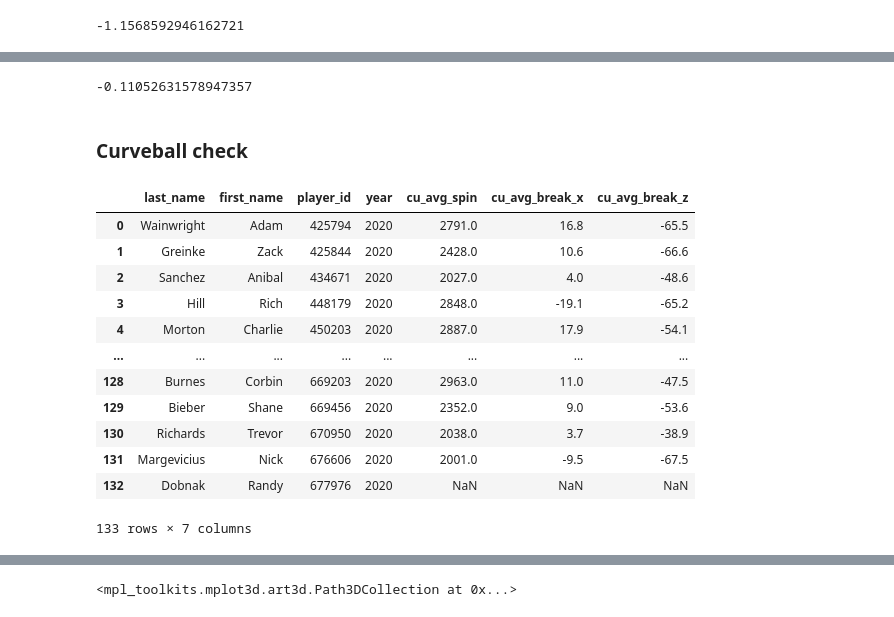
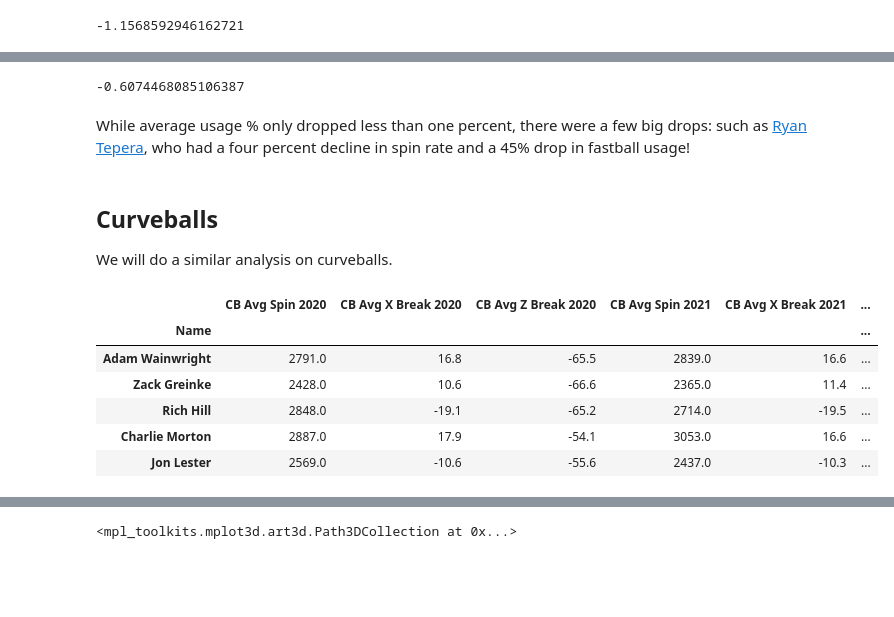
Before and after one commit to Jesparza17/Jesparza17, a Jupyter notebook: Project Notebook.ipynb, the cells around one changed output, grey strips where cells are left out. Drawn from its saved outputs; the diff is of its cells as text; code cells hidden in the pictures; blank space fills up the shorter version.

```diff
--- a/Project Notebook.ipynb
+++ b/Project Notebook.ipynb
@@ -278,10 +140,37 @@ See the caveats in the documentation: https://pandas.pydata.org/pandas-docs/stab
 # %%
-bigdrop["Fastball Use Diff (%)"].mean()
+bigdrop["FB Use Diff (%)"].mean()
 # %% [output]
--0.11052631578947357
+-0.6074468085106387
+# %% [markdown]
+While average usage % only dropped less than one percent, there were a few big drops: such as [Ryan Tepera](https://baseballsavant.mlb.com/savant-player/ryan-tepera-572193 "Ryan Tepera"), who had a four percent decline in spin rate and a 45% drop in fastball usage!
 # %% [markdown]
-### Curveball check
+## Curveballs
+
+We will do a similar analysis on curveballs.
 # %%
+# Read in data from both years and merge the tables
 curve_2020 = pd.read_csv('curves 2020.csv')
 curve_2021 = pd.read_csv('curves 2021.csv')
 curve_2020 = curve_2020.drop(curve_2020.columns[-1],axis=1)
+curve_2021 = curve_2021.drop(curve_2021.columns[-1],axis=1)
+curves = curve_2020.merge(curve_2021,on = 'player_id',how = 'inner',suffixes = (' 2020',' 2021'))
+
+# Cleaning up
+alist = ['year 2020','last_name 2021',' first_name 2021','year 2021']
+curves = curves.drop(alist,axis = 1)
+curves['Name'] = curves[' first_name 2020'] + ' ' + curves['last_name 2020']
+curves = curves.drop([' first_name 2020','last_name 2020', "player_id"],axis = 1)
+curves.set_index("Name", inplace=True)
+curves.rename(columns={"cu_avg_spin 2020":"CB Avg Spin 2020", "cu_avg_break_x 2020":"CB Avg X Break 2020","cu_avg_break_z 2020":"CB Avg Z Break 2020"}, inplace=True)
+curves.rename(columns={"cu_avg_spin 2021":"CB Avg Spin 2021", "cu_avg_break_x 2021":"CB Avg X Break 2021","cu_avg_break_z 2021":"CB Avg Z Break 2021"}, inplace=True)
+curves = curves.dropna(subset=['CB Avg Spin 2020','CB Avg Spin 2021'])
+
+curves.head()
+# %% [output]
+|  | CB Avg Spin 2020 | CB Avg X Break 2020 | CB Avg Z Break 2020 | CB Avg Spin 2021 | CB Avg X Break 2021 | ... |
+| Name |  |  |  |  |  | ... |
+| Adam Wainwright | 2791.0 | 16.8 | -65.5 | 2839.0 | 16.6 | ... |
+| Zack Greinke | 2428.0 | 10.6 | -66.6 | 2365.0 | 11.4 | ... |
+| Rich Hill | 2848.0 | -19.1 | -65.2 | 2714.0 | -19.5 | ... |
+| Charlie Morton | 2887.0 | 17.9 | -54.1 | 3053.0 | 16.6 | ... |
+| Jon Lester | 2569.0 | -10.6 | -55.6 | 2437.0 | -10.3 | ... |
@@ -290,16 +176,0 @@ curve_2021 = curve_2021.drop(curve_2021.columns[-1],axis=1)
-# %%
-curve_2020
-# %% [output]
-|  | last_name | first_name | player_id | year | cu_avg_spin | cu_avg_break_x | cu_avg_break_z |
-| 0 | Wainwright | Adam | 425794 | 2020 | 2791.0 | 16.8 | -65.5 |
-| 1 | Greinke | Zack | 425844 | 2020 | 2428.0 | 10.6 | -66.6 |
-| 2 | Sanchez | Anibal | 434671 | 2020 | 2027.0 | 4.0 | -48.6 |
-| 3 | Hill | Rich | 448179 | 2020 | 2848.0 | -19.1 | -65.2 |
-| 4 | Morton | Charlie | 450203 | 2020 | 2887.0 | 17.9 | -54.1 |
-| ... | ... | ... | ... | ... | ... | ... | ... |
-| 128 | Burnes | Corbin | 669203 | 2020 | 2963.0 | 11.0 | -47.5 |
-| 129 | Bieber | Shane | 669456 | 2020 | 2352.0 | 9.0 | -53.6 |
-| 130 | Richards | Trevor | 670950 | 2020 | 2038.0 | 3.7 | -38.9 |
-| 131 | Margevicius | Nick | 676606 | 2020 | 2001.0 | -9.5 | -67.5 |
-| 132 | Dobnak | Randy | 677976 | 2020 | NaN | NaN | NaN |
-133 rows × 7 columns
```
Also changed, not shown: parts of 28 cells of this notebook, 1 other file.
